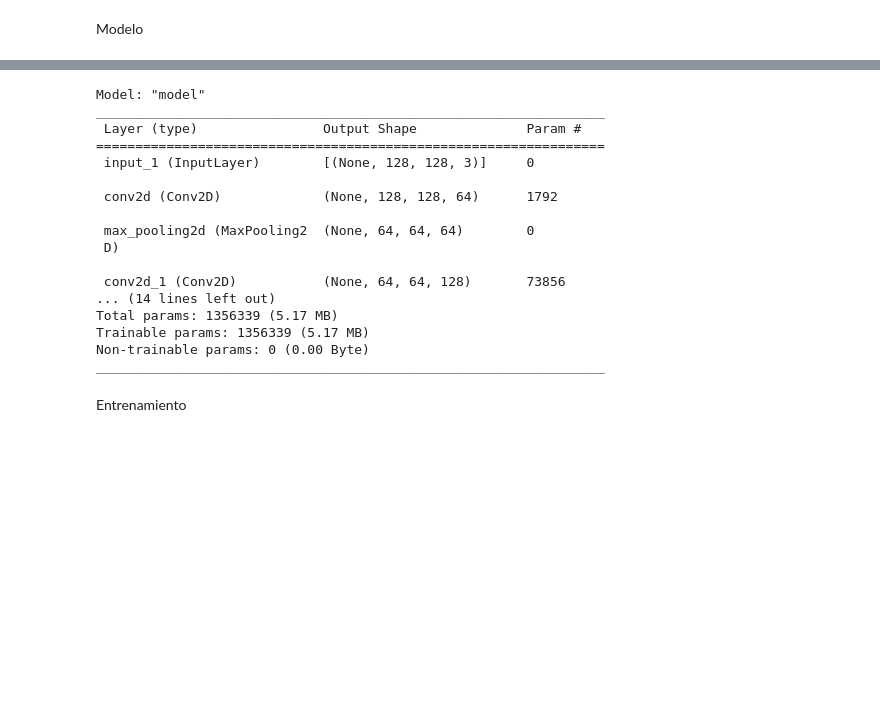
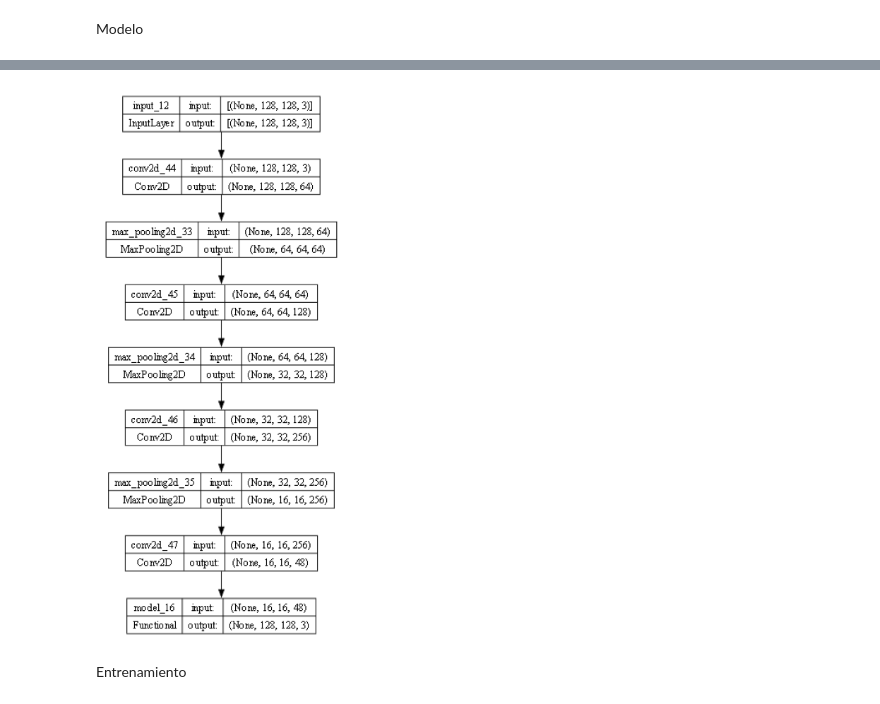
Before and after one commit to AlvaroMonteroB/Deep_Learning, a Jupyter notebook: Temas Selectos/P2/AUTOENCODER/Image_autoencoder/main.ipynb, the cells around one changed output, grey strips where cells are left out. Cells and saved outputs as stored; diff of their text form; code cells hidden in the pictures; blank space fills up the shorter version.

```diff
--- a/Temas Selectos/P2/AUTOENCODER/Image_autoencoder/main.ipynb
+++ b/Temas Selectos/P2/AUTOENCODER/Image_autoencoder/main.ipynb
@@ -196,29 +147,19 @@ _________________________________________________________________
 # %%
 encoded_input=encoder.input
 encoded_output=encoder.output
 
 decoded_output=decoder(encoded_output)
 
 Autoencoder=tf.keras.models.Model(inputs=encoded_input,outputs=decoded_output)
-Autoencoder.summary()
+tf.keras.utils.plot_model(Autoencoder,to_file='autoencoder.png', show_shapes=True, dpi=64,show_dtype=False)
+Latent_size=(16,16,48)
+img = mpimg.imread('/mnt/d/Repositorios/Deep_Learning/Temas Selectos/P2/AUTOENCODER/Image_autoencoder/autoencoder.png')
+plt.figure(figsize=(10, 10))
+imgplot = plt.imshow(img)
+plt.axis('off')
+plt.show()
 # %% [output]
-Model: "model"
-_________________________________________________________________
- Layer (type)                Output Shape              Param #
-=================================================================
- input_1 (InputLayer)        [(None, 128, 128, 3)]     0
-
- conv2d (Conv2D)             (None, 128, 128, 64)      1792
-
- max_pooling2d (MaxPooling2  (None, 64, 64, 64)        0
- D)
-
- conv2d_1 (Conv2D)           (None, 64, 64, 128)       73856
-... (14 lines left out)
-Total params: 1356339 (5.17 MB)
-Trainable params: 1356339 (5.17 MB)
-Non-trainable params: 0 (0.00 Byte)
-_________________________________________________________________
+[figure, added]
 # %%
 Autoencoder.compile(optimizer='Adam',loss='binary_crossentropy',metrics=['accuracy','loss'])
 # %% [markdown]
```
Also changed, not shown: parts of 10 cells of this notebook, 2 other files.
